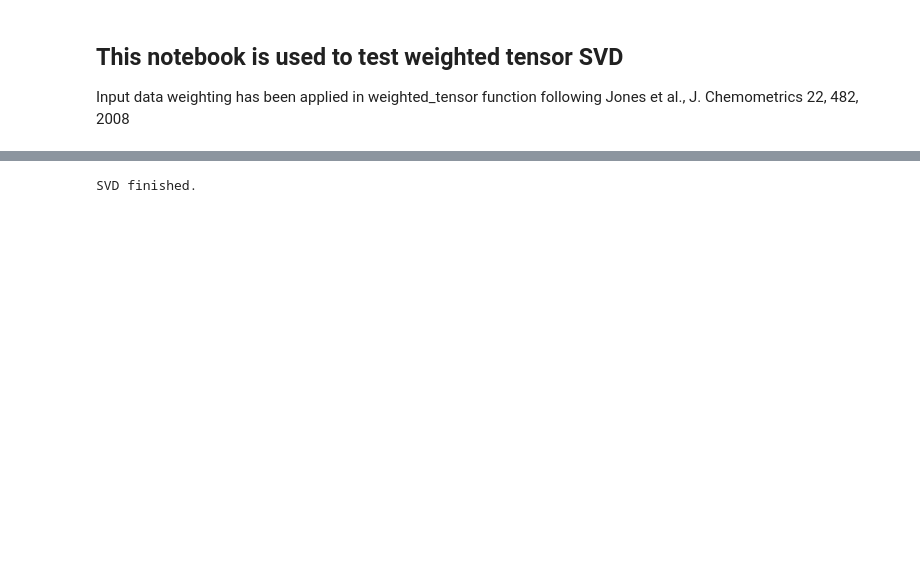
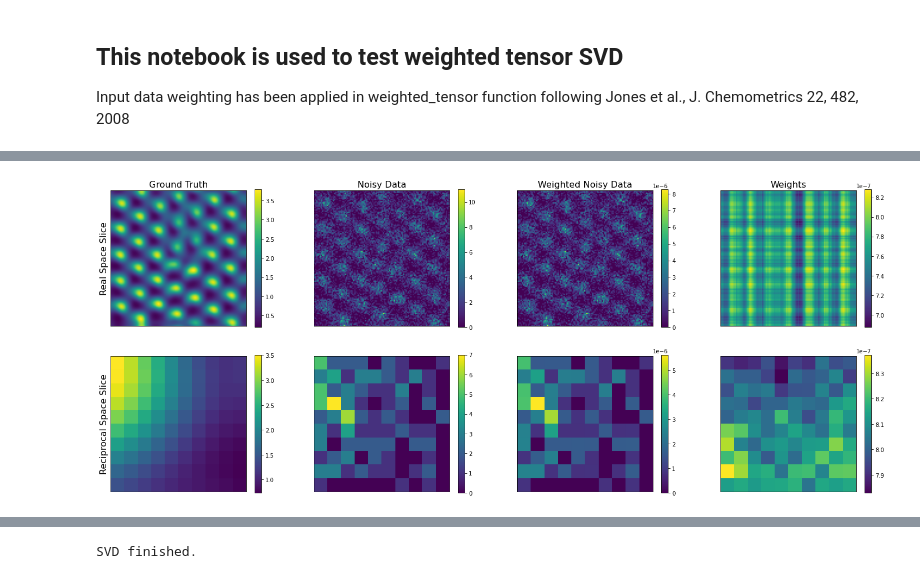
Before and after one commit to paul-voyles/tensor_svd, a Jupyter notebook: tensor_svd/Weighted tensor SVD test.ipynb, the cells around one changed output, grey strips where cells are left out. Drawn from its saved outputs; the diff is of its cells as text; code cells hidden in the pictures; blank space fills up the shorter version.

Commit message:
Updated illustration notebook for weighted tensor SVD

```diff
--- a/tensor_svd/Weighted tensor SVD test.ipynb
+++ b/tensor_svd/Weighted tensor SVD test.ipynb
@@ -10,15 +10,6 @@ import time
 # %%
 # Load noisy data and noiseless truth
 path = 'D:/2020/TensorSVD/ManuscriptRelated/SimulationData/DenoiseInput_cropped/SiDislocation/'
-data_noisy = sio.loadmat(path + 'Simulation_noisy_SiDisl_slice_5_1000FPS_cropped_100layers.mat')
+data_noisy = sio.loadmat(path + 'Simulation_noisy_SiDisl_slice_5_10000FPS_cropped_100layers.mat')
 data_noisy = data_noisy['datacube'].astype('float')
-data_truth = np.load(path + 'Simulation_truth_SiDisl_slice_5_1000FPS_cropped_100layers.npy')
-
-# files in tensor_svd path
-# data_noisy = np.load('Simulation_noisy_SiDisl_slice_5_1000FPS_cropped_100layers.npy')
-# data_truth = np.load('Simulation_truth_SiDisl_slice_5_1000FPS_cropped_100layers.npy')
-# print(np.where(data_noisy == 0))
-
-# Optional: weight the noisy data
-# If adapted the weighted data, reverse transform needs to be performed at the end.
-data_noisy_weighted, weights = weighted_tensor(data_noisy,[], 0)
+data_truth = np.load(path + 'Simulation_truth_SiDisl_slice_5_10000FPS_cropped_100layers.npy')
@@ -30,0 +16,66 @@ plt.colorbar()
+# %%
+# weight the input noisy data by calling the weighted_tensor function
+# Input: noisy tensor
+# Output: weighted noisy tensor, weight tensor
+data_noisy_weighted, weights = weighted_tensor(data_noisy)
+# %%
+# Plot real space slice and reciprocal space slice from noisy data and ground truth
+fig = plt.figure(figsize=(25,10))
+
+plt.subplot(241)
+plt.imshow(data_truth[:,:,10])
+plt.title('Ground Truth',fontsize = 16)
+plt.ylabel('Real Space Slice', fontsize = 16)
+plt.colorbar()
+plt.xticks([])
+plt.yticks([])
+
+plt.subplot(242)
+plt.imshow(data_noisy[:,:,10])
+plt.title('Noisy Data',fontsize = 16)
+plt.colorbar()
+plt.xticks([])
+plt.yticks([])
+
+plt.subplot(243)
+plt.imshow(data_noisy_weighted[:,:,10])
+plt.title('Weighted Noisy Data',fontsize = 16)
+plt.colorbar()
+plt.xticks([])
+plt.yticks([])
+
+plt.subplot(244)
+plt.imshow(weights[:,:,10])
+plt.title('Weights',fontsize = 16)
+plt.colorbar()
+plt.xticks([])
+plt.yticks([])
+
+plt.subplot(245)
+plt.imshow(data_truth[10,10,:].reshape(10,10))
+plt.ylabel('Reciprocal Space Slice', fontsize = 16)
+plt.colorbar()
+plt.xticks([])
+plt.yticks([])
+
+plt.subplot(246)
+plt.imshow(data_noisy[10,10,:].reshape(10,10))
+plt.colorbar()
+plt.xticks([])
+plt.yticks([])
+
+plt.subplot(247)
+plt.imshow(data_noisy_weighted[10,10,:].reshape(10,10))
+plt.colorbar()
+plt.xticks([])
+plt.yticks([])
+
+plt.subplot(248)
+plt.imshow(weights[10,10,:].reshape(10,10))
+plt.colorbar()
+plt.xticks([])
+plt.yticks([])
+
+plt.show()
+# %% [output]
+[figure, added]
```
Also changed, not shown: parts of 6 cells of this notebook, 1 other file.
